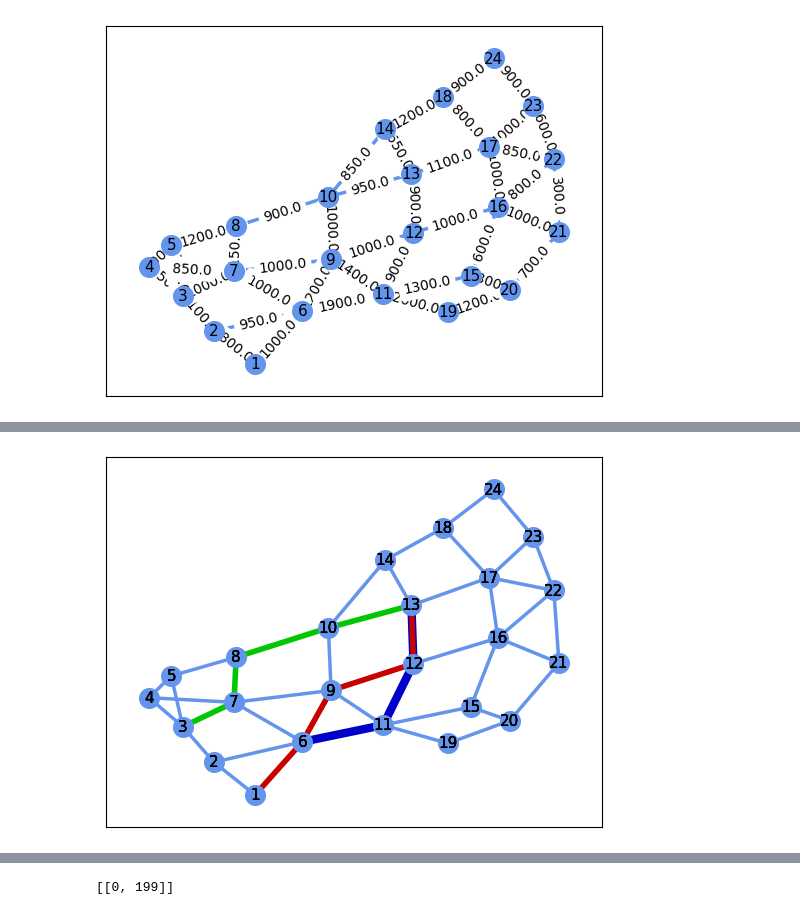
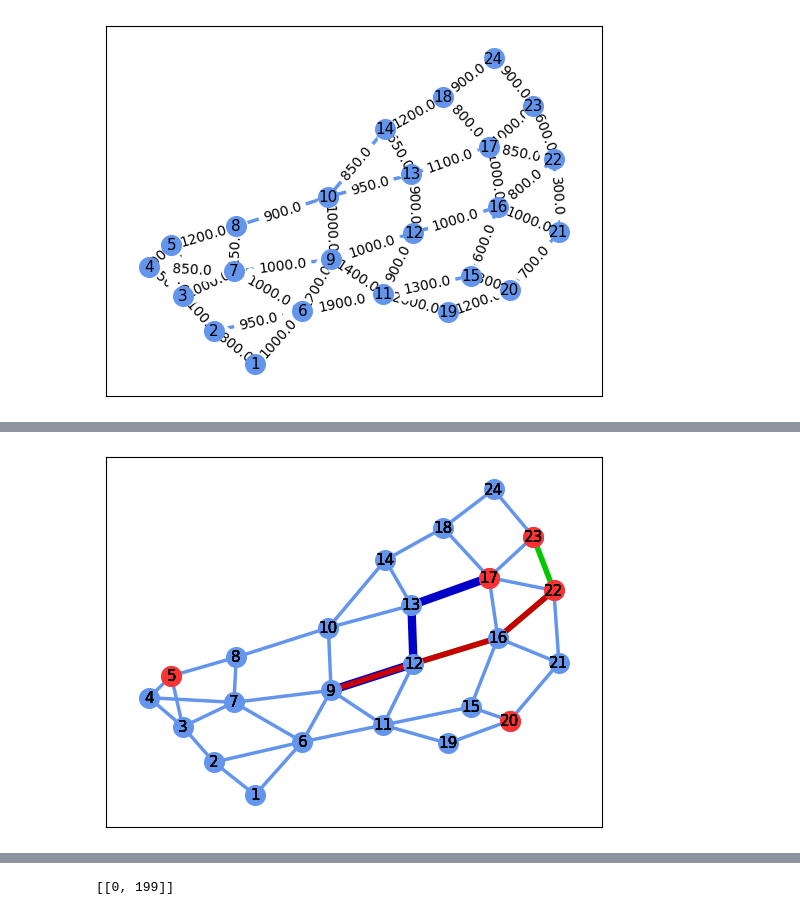
Before and after one commit to Claudiof5/simulador-EON-pre-Desastre, a Jupyter notebook: simulador/simulador/criação_ranqueador_de_alocação.ipynb, the cells around one changed output, grey strips where cells are left out. Drawn from its saved outputs; the diff is of its cells as text; code cells hidden in the pictures.

```diff
--- a/simulador/simulador/criação_ranqueador_de_alocação.ipynb
+++ b/simulador/simulador/criação_ranqueador_de_alocação.ipynb
@@ -101,0 +78,17 @@ desenhar_nodes_e_links_na_topologia( cenario.topology.topology, [], [(13,12), (1
+# %%
+
+gv = True
+for i in [0, 2, 3]:
+    #plt.figure()
+    visao_ISP(cenario, i, global_vision=gv, desenhar_database=False)
+
+    destino = cenario.lista_de_ISPs[i].datacenter.destination
+    caminho_entre_9_23 = cenario.topology.caminhos_mais_curtos_entre_links[9][destino][0]['caminho']
+
+    links_caminho = []
+    for i in range( len(caminho_entre_9_23)- 1):
+        links_caminho.append( (caminho_entre_9_23[i], caminho_entre_9_23[i+1]) )
+    desenhar_nodes_e_links_na_topologia( cenario.topology.topology, [], links_caminho, (200/255,0/255,0/255), edge_width=4)
+
+#plt.show()
+#desenhar_nodes_e_links_na_topologia( cenario.topology.topology, [], [(13,12), (12,9), (9,6), (6,6)], (1,0,0))
@@ -133,27 +132,30 @@ def desenha_desastre_e_databases( cenario: Cenario, desenha_database = True, des
 # %%
 
-desenha_desastre_e_databases(cenario, desenha_database=False, desenha_desastre=False)
+desenha_desastre_e_databases(cenario, desenha_database=True, desenha_desastre=False)
+
+database = 9
+[13, 10, 8, 7, 3]
+caminho_entre_9_23 = cenario.topology.caminhos_mais_curtos_entre_links[database][23][0]['caminho']
+
+links_caminho = []
+for i in range( len(caminho_entre_9_23)- 1):
+    links_caminho.append( (caminho_entre_9_23[i], caminho_entre_9_23[i+1]) )
+desenhar_nodes_e_links_na_topologia( cenario.topology.topology, [], links_caminho, (0/255,200/255,0/255), edge_width=4)
+
+caminho_entre_9_17 = cenario.topology.caminhos_mais_curtos_entre_links[database][17][0]['caminho']
+links_caminho = []
+for i in range( len(caminho_entre_9_17)- 1):
+    links_caminho.append( (caminho_entre_9_17[i], caminho_entre_9_17[i+1]) )
+desenhar_nodes_e_links_na_topologia( cenario.topology.topology, [], links_caminho, (0/255,0/255,200/255), edge_width=6)
 
 
-caminho_entre_23_7 = [13, 10, 8, 7, 3]
+caminho_entre_9_22 = cenario.topology.caminhos_mais_curtos_entre_links[database][22][0]['caminho']
 links_caminho = []
-for i in range( len(caminho_entre_23_7)- 1):
-    links_caminho.append( (caminho_entre_23_7[i], caminho_entre_23_7[i+1]) )
-desenhar_nodes_e_links_na_topologia( cenario.topology.topology, [], links_caminho, (0/255,200/255,0/255), edge_width=4)
-
-caminho_entre_23_7 = [13, 12, 11, 6]
-links_caminho = []
-for i in range( len(caminho_entre_23_7)- 1):
-    links_caminho.append( (caminho_entre_23_7[i], caminho_entre_23_7[i+1]) )
-desenhar_nodes_e_links_na_topologia( cenario.topology.topology, [], links_caminho, (0/255,0/255,200/255), edge_width=6)
-
-caminho_entre_23_7 = [ 13, 12, 9, 6, 1]
-links_caminho = []
-for i in range( len(caminho_entre_23_7)- 1):
-    links_caminho.append( (caminho_entre_23_7[i], caminho_entre_23_7[i+1]) )
+for i in range( len(caminho_entre_9_22)- 1):
+    links_caminho.append( (caminho_entre_9_22[i], caminho_entre_9_22[i+1]) )
 desenhar_nodes_e_links_na_topologia( cenario.topology.topology, [], links_caminho, (200/255,0/255,0/255), edge_width=4)
 # %% [output]
-[figure, old version]
+[figure, new version]
 # %%
 desenha_desastre_e_databases( cenario)
 # %% [output]
```
Also changed, not shown: parts of 12 cells of this notebook, 14 other files.
